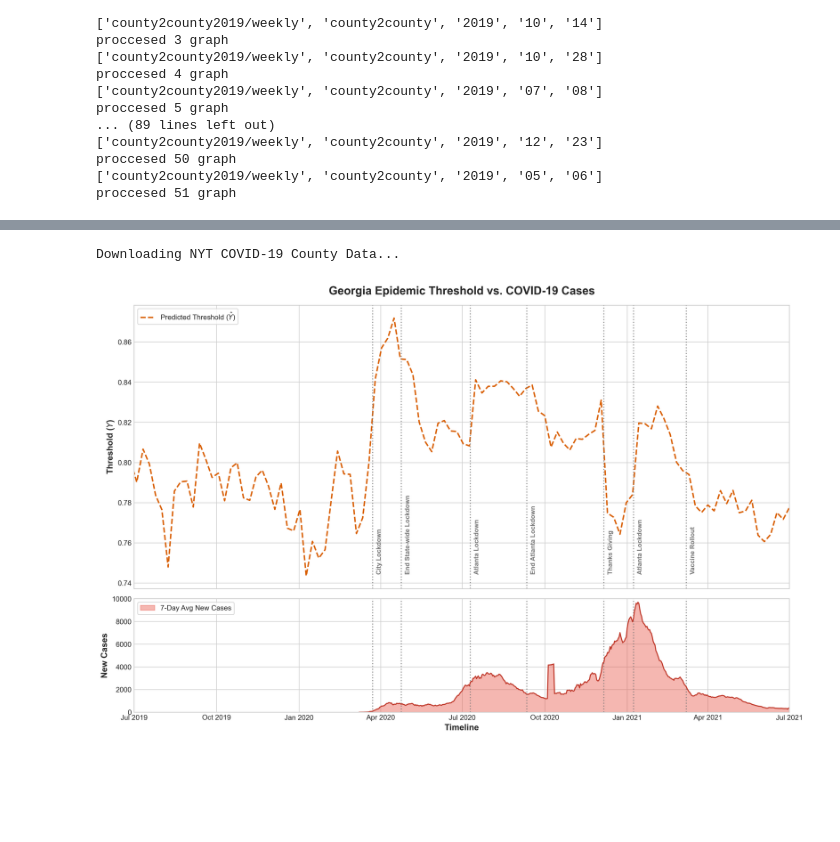
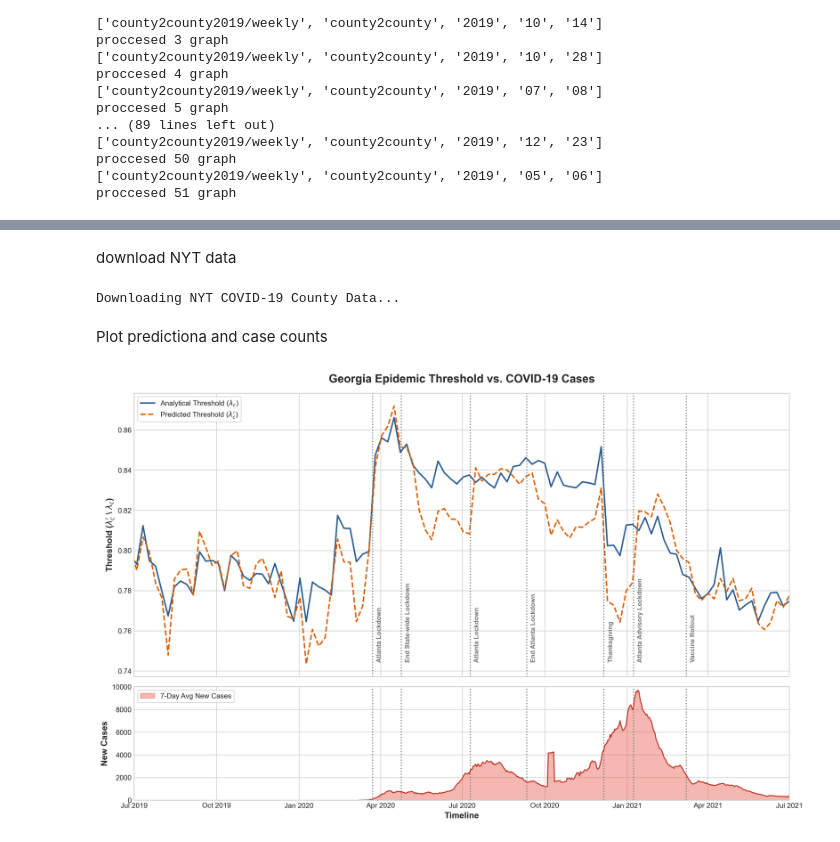
Before and after one commit to epnck/thesis, a Jupyter notebook: data generation/covidtimelineprocessing.ipynb, the cells around one changed output, grey strips where cells are left out. Drawn from its saved outputs; the diff is of its cells as text; code cells hidden in the pictures; blank space fills up the shorter version.

```diff
--- a/data generation/covidtimelineprocessing.ipynb
+++ b/data generation/covidtimelineprocessing.ipynb
@@ -552,15 +336,18 @@ NameError: name 'data' is not defined
+# %% [markdown]
+download NYT data
 # %%
 print("Downloading NYT COVID-19 County Data...")
 url = "https://raw.githubusercontent.com/nytimes/covid-19-data/master/us-counties.csv"
 df_covid = pd.read_csv(url)
 # %% [output]
 Downloading NYT COVID-19 County Data...
+# %% [markdown]
+Plot predictiona and case counts
 # %%
 import pandas as pd
 import matplotlib.pyplot as plt
 import matplotlib.dates as mdates
 
-# --- 1. Fetch and Process the COVID-19 Case Data ---
 
 
 # Filter for Atlanta's core counties (Fulton and DeKalb) in Georgia
@@ -593,61 +380,61 @@ fig, (ax1, ax2) = plt.subplots(2, 1, figsize=(14, 9), dpi=300, sharex=True, grid
 # ==========================================
 # TOP PLOT (ax1): Your Threshold Data
 # ==========================================
-# ax1.plot(df_plot['date'], df_plot['y_value'], label='Actual Threshold ($Y$)', color='#2b5c8f', linewidth=2)
-ax1.plot(df_plot['date'], df_plot['y_pred_value'], label='Predicted Threshold ($\hat{Y}$)', color='#d95f02', linestyle='--', linewidth=2)
+ax1.plot(df_plot['date'], df_plot['y_value'], label='Analytical Threshold ($\lambda_c$)', color='#2b5c8f', linewidth=2)
+ax1.plot(df_plot['date'], df_plot['y_pred_value'], label='Predicted Threshold ($\lambda_c^\prime$)', color='#d95f02', linestyle='--', linewidth=2)
 
 ax1.set_title("Georgia Epidemic Threshold vs. COVID-19 Cases", fontsize=16, fontweight='bold', pad=15)
-ax1.set_ylabel("Threshold ($Y$)", fontsize=12, fontweight='semibold')
+ax1.set_ylabel("Threshold ($\lambda_c^\prime$ \ $\lambda_c$)", fontsize=12, fontweight='semibold')
 ax1.legend(loc='upper left', frameon=True)
 
-# Add your vertical policy lines to the top plot
-# milestones = [
-#     ('2020-03-23', 'City Lockdown', '#777777'),
-#     ('2020-04-24', 'End State-wide Lockdown', '#777777'),
-#     ('2020-07-10', 'Atlanta Lockdown', '#777777'),
-#     ('2020-09-11', 'End Atlanta Lockdown', '#777777'),
-#     ('2020-12-06', 'Thanks Giving', '#777777'),
-#     ('2021-03-08', 'Vaccine Rollout', '#777777'),
-#     ('2021-01-08', 'Atlanta Lockdown', '#777777'),
-# ]
-#
-# # ('2021-11-25', 'Omicron News', '#777777'),
-# for date_str, label, color in milestones:
-#     t_date = pd.to_datetime(date_str)
+
+milestones = [
+    ('2020-03-23', 'Atlanta Lockdown', '#777777'),
+    ('2020-04-24', 'End State-wide Lockdown', '#777777'),
+    ('2020-07-10', 'Atlanta Lockdown', '#777777'),
+    ('2020-09-11', 'End Atlanta Lockdown', '#777777'),
+    ('2020-11-21', 'Thanksgiving', '#777777'),
+    ('2021-03-08', 'Vaccine Rollout', '#777777'),
+    ('2021-01-08', 'Atlanta Advisory Lockdown', '#777777'),
+]
+
+# ('2021-11-25', 'Omicron News', '#777777'),
+for date_str, label, color in milestones:
+    t_date = pd.to_datetime(date_str)
 
     # 1. This loops through both ax1 and ax2 to draw the vertical line on both!
     for ax in [ax1, ax2]:
-        ax.axvline(x=t_date, color=color, linestyle=':', linewidth=1.5, alpha=0.8, zorder=2)
+        ax.axvline(x=t_date, color=color, linestyle=':', linewidth=1.5, alpha=1, zorder=2)
 
     # 2. Keep the text label only on the TOP plot so it doesn't get cluttered
     ax1.text(t_date + pd.Timedelta(days=4),
              ax1.get_ylim()[0] + (ax1.get_ylim()[1] - ax1.get_ylim()[0]) * 0.05,
              label, rotation=90, verticalalignment='bottom', fontsize=9,
              color=color, fontweight='semibold', zorder=4)
 # ==========================================
 # BOTTOM PLOT (ax2): Atlanta COVID Cases
 # ==========================================
 # We use a filled area plot for the cases to match standard epidemiological graphs
 ax2.fill_between(df_atl['date'], 0, df_atl['smoothed_cases'], color='#e74c3c', alpha=0.4, label='7-Day Avg New Cases')
 ax2.plot(df_atl['date'], df_atl['smoothed_cases'], color='#c0392b', linewidth=1.5)
 
 ax2.set_ylabel("New Cases", fontsize=12, fontweight='semibold')
 ax2.set_xlabel("Timeline", fontsize=12, fontweight='semibold')
 ax2.legend(loc='upper left', frameon=True)
 
 # Align the x-axis limits so both graphs start and end at the exact same time
 start_date = pd.to_datetime('2019-07-01') # Start right before the pandemic
 end_date = pd.to_datetime('2021-07-01')
 ax1.set_xlim(start_date, end_date)
 
 # Clean up the dates on the x-axis
 ax2.xaxis.set_major_locator(mdates.MonthLocator(interval=3))
 ax2.xaxis.set_major_formatter(mdates.DateFormatter('%b %Y'))
 plt.setp(ax2.xaxis.get_majorticklabels(), rotation=0, ha='center', fontsize=10)
 ax2.set_ylim(0, 10000)
 
 plt.tight_layout()
 plt.subplots_adjust(hspace=0.05) # Squeezes the two graphs closer together
 plt.show()
 # %% [output]
-[figure, old version]
+[figure, new version]
```
Also changed, not shown: parts of 13 cells of this notebook, 16 other files.
